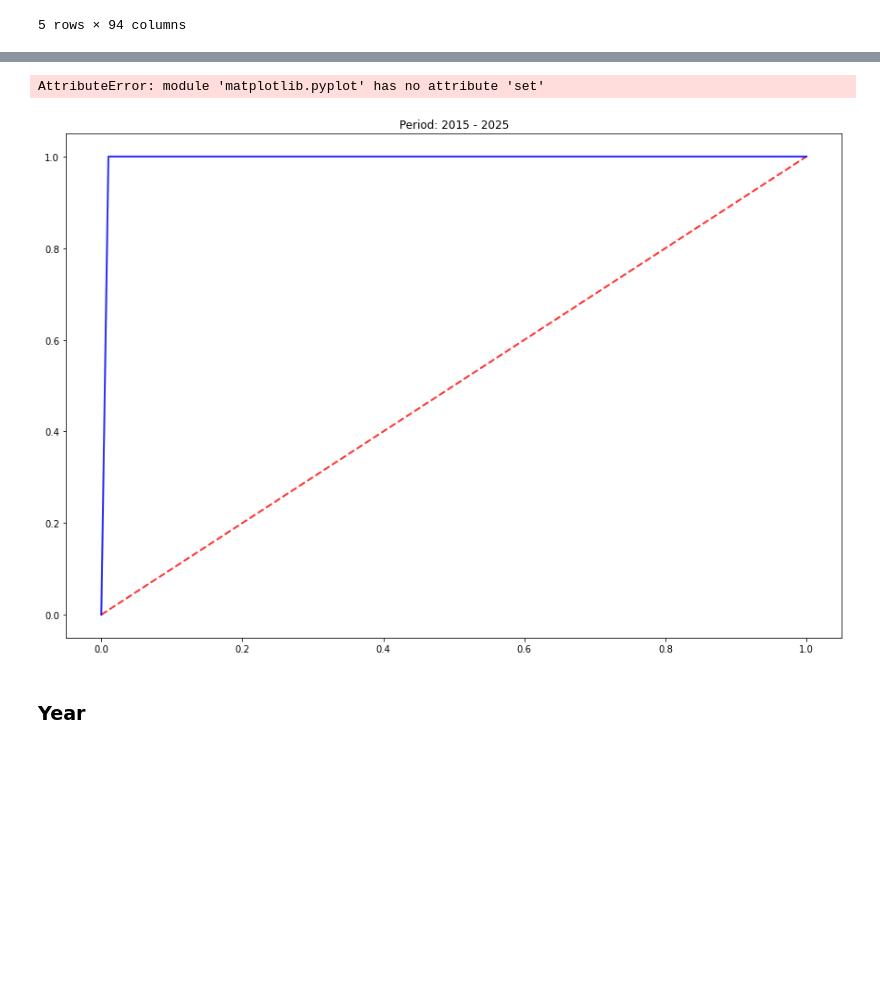
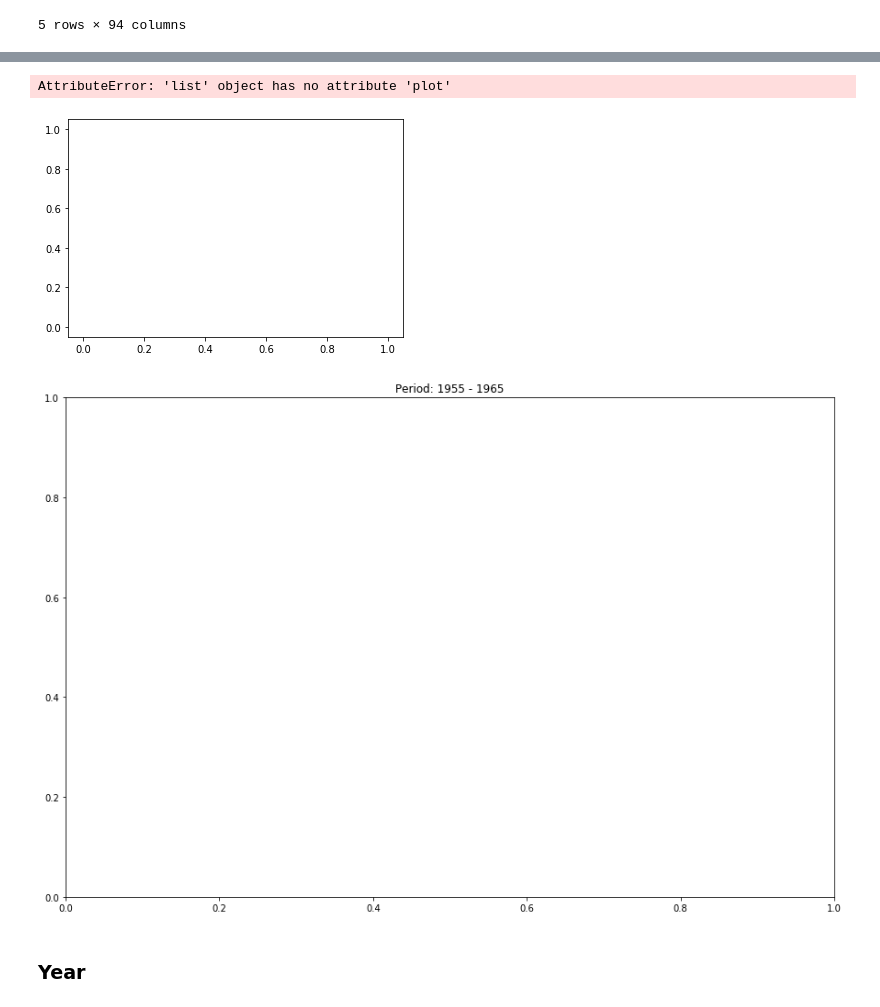
Before and after one commit to epfl-ada/ada-2020-project-milestone-p3-p3_adaconda, a Jupyter notebook: P4 Merge.ipynb, the cells around one changed output, grey strips where cells are left out. Cells and saved outputs as stored; diff of their text form; code cells hidden in the pictures; blank space fills up the shorter version.

Commit message:
function roc list

```diff
--- a/P4 Merge.ipynb
+++ b/P4 Merge.ipynb
@@ -250,8 +346,25 @@ doc['year'].max()
 # %%
-#Dividing the Dataset according to a number of years
-period = 20
+#Dividing the Dataset according to a number of years (period)
+period = 5
 vecy=np.arange(1945,2000-period,period)
 tab = []
 for year in vecy:
     tab.append( doc[ (doc['year'] >= year) & (doc['year'] < year+period) ] )
-tab.append(doc[ doc['year'] >= 2000-55%period ])
+
+tab.append(doc[ doc['year'] >= 2000-period ])
+
+for i in range(len(tab)):
+    tab[i] = tab[i].drop(['year','cowcode'] , axis='columns')
+# %%
+clf = RandomForestClassifier(n_estimators=100, max_depth=10)
+xs=[]
+ys=[]
+for i in tab:
+    ys.append( i['warstds'] )
+    xs.append( i.drop(['warstds'],axis='columns') )
+labs=[]
+tmpvec = np.arange(1945,2000,period)
+for year in tmpvec:
+    labs.append( str(year)+'-'+str(year+period) )
+print(len(labs))
+rocList(clf,xs,ys,n=5,labels=labs)
@@ -294,7 +382,6 @@ def rocRF( X , y , percent=0.25 ):
     auc = round(auc, 3)
     return falseRate , trueRate, auc
 # %%
-from sklearn.model_selection import KFold
 # Split the data
 N =5
 r2_scores = []
@@ -324,15 +411,16 @@ for i in tab:
         auc = metrics.auc(falseRate, trueRate)
         plt.plot(falseRate, trueRate, label = str(auc) )
         plt.legend()
-        tprs.append(trueRate)
+        tprs.append(list(trueRate))
         fprs.append(falseRate)
         aucs.append(auc)
     plt.plot([0, 1], [0, 1], linestyle='--', lw=2, color='r',label='Chance', alpha=.8)
     #Calculate the mean and standard deviation of ROC-parametres
-    mean_tpr = np.mean(tprs, axis=0)
+    print(tprs)
+    mean_tpr = np.mean(tprs, axis=1)
     #mean_fpr = np.mean(fprs, axis = 0)
     mean_tpr[-1] = 1.0
-    mean_auc = auc(mean_fpr, mean_tpr)
+    mean_auc = computeAUC(mean_fpr, mean_tpr)
     std_auc = np.std(aucs)
     ax.plot(mean_fpr, mean_tpr, color='b',
             label=r'Mean ROC (AUC = %0.2f $\pm$ %0.2f)' % (mean_auc, std_auc),
@@ -354,6 +443,6 @@ ValueError: operands could not be broadcast together with shapes (5,) (7,)
 # %%
 #Non-penalized regression using Fearon parametres
-from sklearn.metrics import auc as computeAUC
+
 #Objects to store the calculated tpr (true positive rate), fpr(false positive rate) and auc (area under curve)
 tprs = []
 aucs = []
@@ -361,7 +450,7 @@ mean_fpr = np.linspace(0, 1, 100)
 kf = StratifiedKFold(n_splits=10)
 kf.split(X,y)
 
-#fig, ax = plt.subplots(figsize=(10,10))
+fig, ax = plt.subplots(figsize=(10,10))
 for i in tab:
     plt.figure(figsize=(15,10))
     plt.title('Period: ' + str(timeperiod) + " - " + str((timeperiod + period)))
@@ -375,37 +464,41 @@ for i in tab:
         classifier  = RandomForestClassifier(n_estimators=100, max_depth = 10).fit(X_train, y_train)
         viz = plot_roc_curve(classifier,X_train, y_train,
                              name='ROC fold {}'.format(i),
                              alpha=0.3, lw=1, ax=ax)
         interp_tpr = np.interp(mean_fpr, viz.fpr, viz.tpr)
         interp_tpr[0] = 0.0
         tprs.append(interp_tpr)
         aucs.append(viz.roc_auc)
 
     plt.plot([0, 1], [0, 1], linestyle='--', lw=2, color='r',
             label='Chance', alpha=.8)
 
     #Calculate the mean and standard deviation of ROC-parametres
     mean_tpr = np.mean(tprs, axis=0)
     mean_tpr[-1] = 1.0
     mean_auc = computeAUC(mean_fpr, mean_tpr)
     std_auc = np.std(aucs)
     plt.plot(mean_fpr, mean_tpr, color='b',
             label=r'Mean ROC (AUC = %0.2f $\pm$ %0.2f)' % (mean_auc, std_auc),
             lw=2, alpha=.8)
 
     std_tpr = np.std(tprs, axis=0)
     tprs_upper = np.minimum(mean_tpr + std_tpr, 1)
     tprs_lower = np.maximum(mean_tpr - std_tpr, 0)
     plt.fill_between(mean_fpr, tprs_lower, tprs_upper, color='grey', alpha=.2,
                     label=r'$\pm$ 1 std. dev.')
 
-    plt.set(xlim=[-0.05, 1.05], ylim=[-0.05, 1.05],
-           title="ROCs for all folds [Fearon and Laitin] (uncorrected)")
+    '''plt.set(xlim=[-0.05, 1.05], ylim=[-0.05, 1.05],
+           title="ROCs for all folds [Fearon and Laitin] (uncorrected)")'''
+    plt.xlim([-0.05, 1.05])
+    plt.ylim([-0.05, 1.05])
+    plt.title("ROCs for all folds [Fearon and Laitin] (uncorrected)")
     plt.legend(loc="lower right")
     plt.show()
 # %% [output]
-AttributeError: module 'matplotlib.pyplot' has no attribute 'set'
+AttributeError: 'list' object has no attribute 'plot'
-[figure, old version]
+[figure, new version]
+[figure, added]
 # %% [markdown]
 ### Year
 # %%
```
Also changed, not shown: parts of 19 cells of this notebook.
